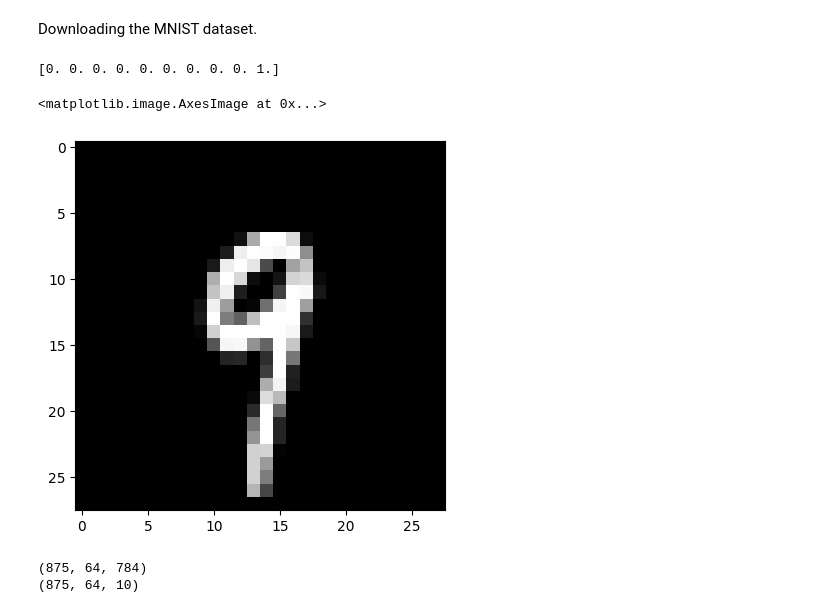
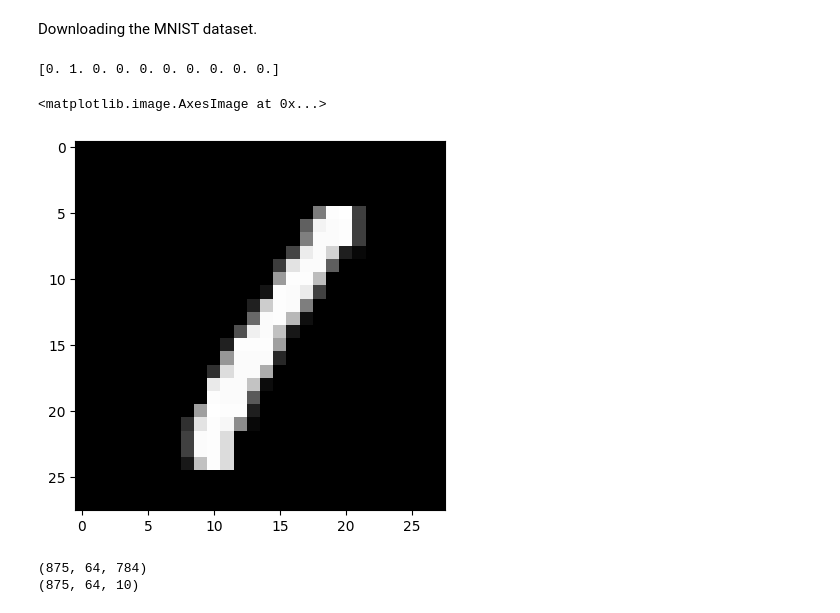
Before and after one commit to MakeKJ/ml-library, a Jupyter notebook: example_mnist_numbers.ipynb, the cells around one changed output. Saved outputs shown, nothing was run; the diff lists cells and outputs as text; code cells hidden in the pictures.

```diff
--- a/example_mnist_numbers.ipynb
+++ b/example_mnist_numbers.ipynb
@@ -77,15 +77,16 @@ for i, target in enumerate(y):
 y = y_new
 # %%
 # Sanity check
-x_first = X[600].reshape(28, 28)
-y_first = y[600]
+image = 3
+x_sample = X[image].reshape(28, 28)
+y_sample = y[image]
 
-print(y_first)
-plt.imshow(x_first, 'gray')
+print(y_sample)
+plt.imshow(x_sample, 'gray')
 # %% [output]
-[0. 0. 0. 0. 0. 0. 0. 0. 0. 1.]
+[0. 1. 0. 0. 0. 0. 0. 0. 0. 0.]
 <matplotlib.image.AxesImage at 0x...>
-[figure, old version]
+[figure, new version]
 # %%
 # Split the data into training and testing sets
 X_train, X_test, y_train, y_test = train_test_split(X, y, test_size=0.2)
```
Also changed, not shown: 4 other files.
